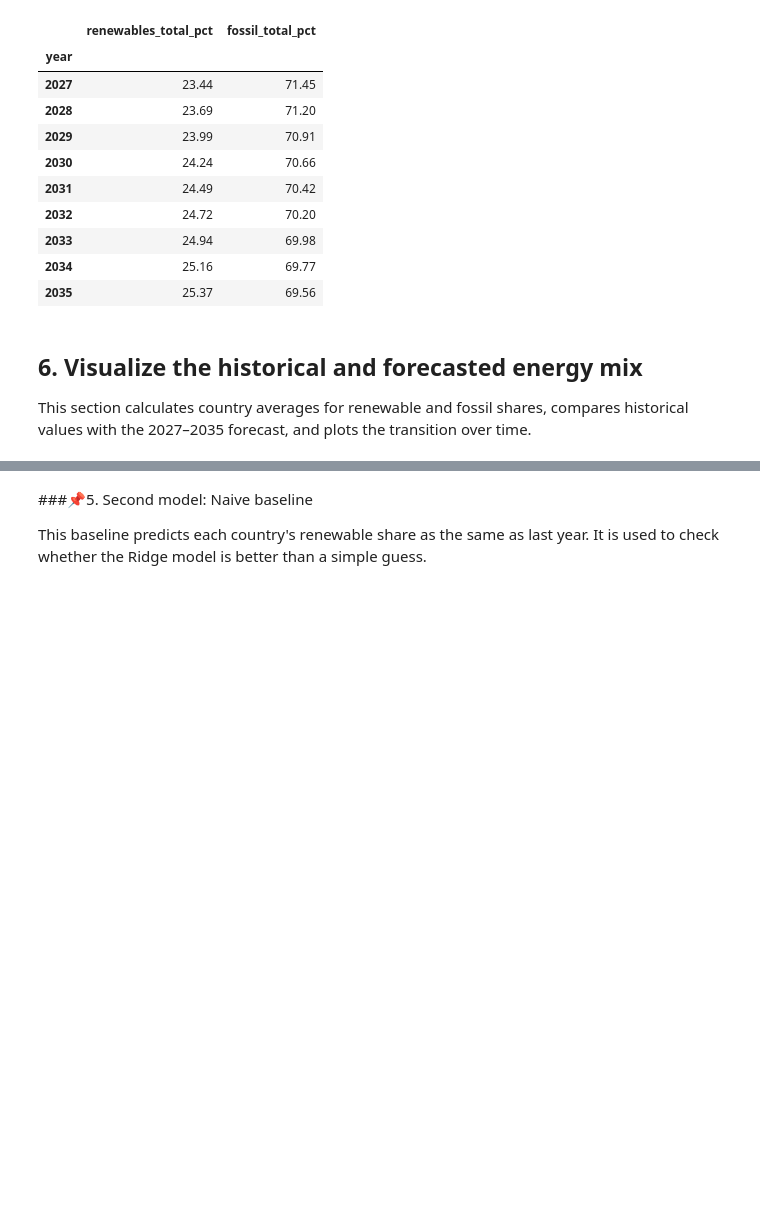
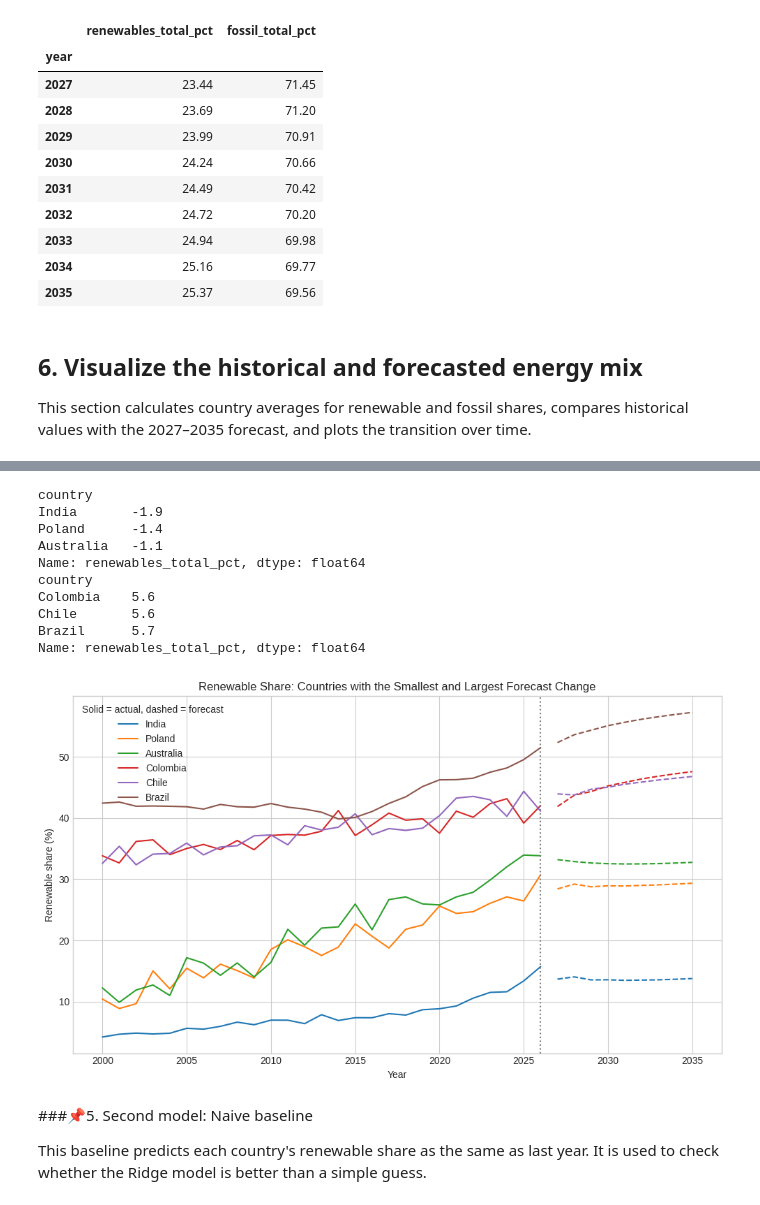
Before and after one commit to BammLNG/Data-Mining, a Jupyter notebook: Model.ipynb, the cells around one changed output, grey strips where cells are left out. Cells and saved outputs as stored; diff of their text form; code cells hidden in the pictures; blank space fills up the shorter version.

```diff
--- a/Model.ipynb
+++ b/Model.ipynb
@@ -151,3 +152,39 @@ plt.show()
+# %%
+# Countries with the smallest and largest change in renewable share, 2026 -> 2035
+last_actual = energy[energy.year == 2026].set_index("country")["renewables_total_pct"]
+final_forecast = forecast[forecast.year == 2035].set_index("country")["renewables_total_pct"]
+change = (final_forecast - last_actual).sort_values()
+print(change.head(3).round(1))
+print(change.tail(3).round(1))
+selected = list(change.index[:3]) + list(change.index[-3:])
+
+plt.figure(figsize=(10, 6))
+colors = plt.cm.tab10.colors[:len(selected)]
+for country, color in zip(selected, colors):
+    hist = energy[energy.country == country]
+    fut = forecast[forecast.country == country]
+    plt.plot(hist.year, hist.renewables_total_pct, color=color, label=country)
+    plt.plot(fut.year, fut.renewables_total_pct, "--", color=color)
+plt.axvline(2026, color="gray", linestyle=":")
+plt.title("Renewable Share: Countries with the Smallest and Largest Forecast Change")
+plt.xlabel("Year")
+plt.ylabel("Renewable share (%)")
+plt.legend(title="Solid = actual, dashed = forecast")
+plt.tight_layout()
+plt.savefig("figure4_country_forecast.png", dpi=200)
+plt.show()
+# %% [output]
+country
+India       -1.9
+Poland      -1.4
+Australia   -1.1
+Name: renewables_total_pct, dtype: float64
+country
+Colombia    5.6
+Chile       5.6
+Brazil      5.7
+Name: renewables_total_pct, dtype: float64
+[figure, added]
 # %% [markdown]
 ###📌5. Second model: Naive baseline
 
```
Also changed, not shown: parts of 1 cell of this notebook.
